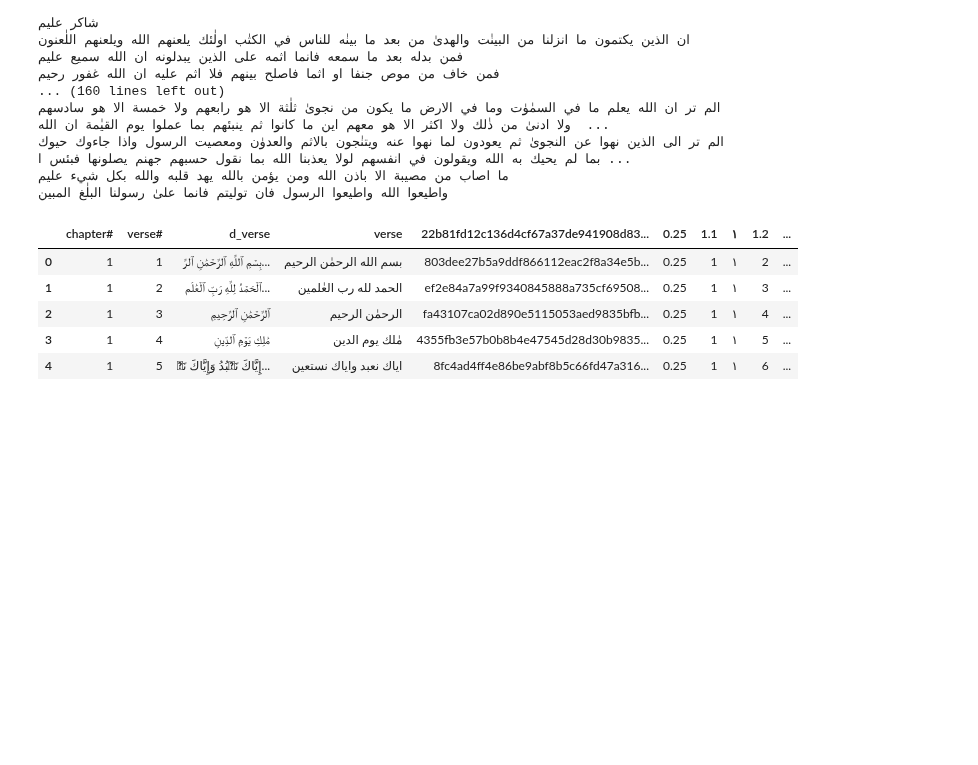
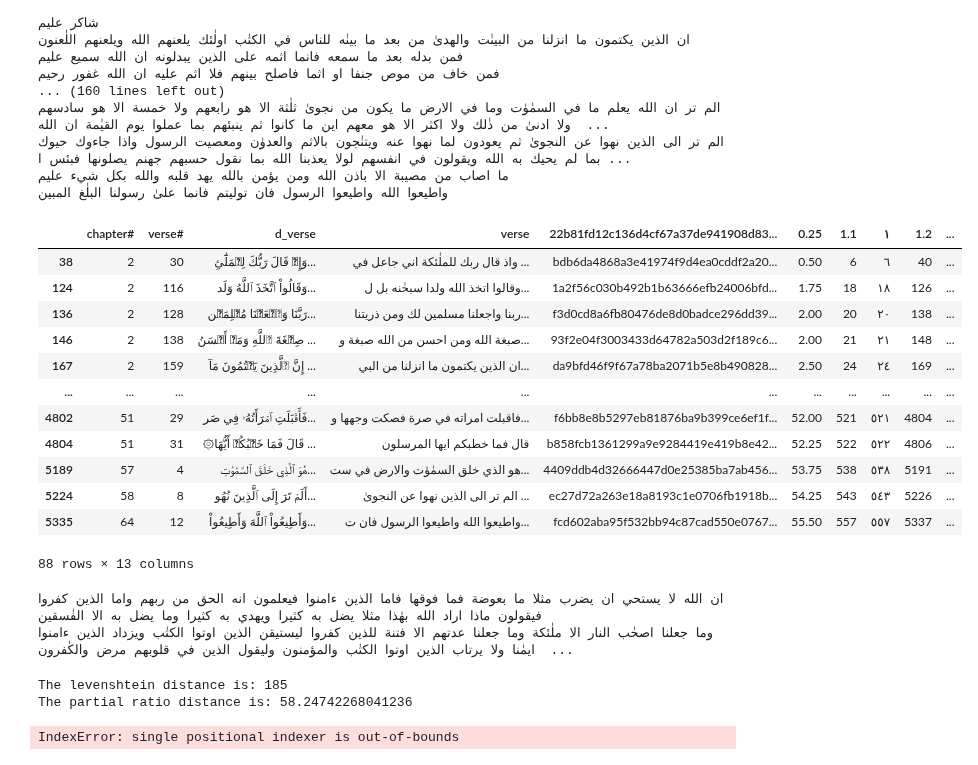
Before and after one commit to Zain1958/similarity-search, a Jupyter notebook: notebooks/01_cleaning.ipynb, the cells around one changed output. Cells and saved outputs as stored; diff of their text form; code cells hidden in the pictures; blank space fills up the shorter version.

Commit message:
test partial-ratio functions

```diff
--- a/notebooks/01_cleaning.ipynb
+++ b/notebooks/01_cleaning.ipynb
@@ -71,14 +71,57 @@ for index, x in enumerate(df["verse"]):
 ما اصاب من مصيبة الا باذن الله ومن يؤمن بالله يهد قلبه والله بكل شيء عليم
 واطيعوا الله واطيعوا الرسول فان توليتم فانما علىٰ رسولنا البلٰغ المبين
 # %%
-
-
-# Then display
-df.head()
+mask = df["verse"].str.endswith("عليم")
+next_rows_mask = mask.shift(1, fill_value=False)
+df[next_rows_mask]
 # %% [output]
 |  | chapter# | verse# | d_verse | verse | 22b81fd12c136d4cf67a37de941908d83... | 0.25 | 1.1 | ١ | 1.2 | ... |
-| 0 | 1 | 1 | بِسۡمِ ٱللَّهِ ٱلرَّحۡمَٰنِ ٱلرَّ... | بسم الله الرحمٰن الرحيم | 803dee27b5a9ddf866112eac2f8a34e5b... | 0.25 | 1 | ١ | 2 | ... |
-| 1 | 1 | 2 | ٱلۡحَمۡدُ لِلَّهِ رَبِّ ٱلۡعَٰلَم... | الحمد لله رب العٰلمين | ef2e84a7a99f9340845888a735cf69508... | 0.25 | 1 | ١ | 3 | ... |
-| 2 | 1 | 3 | ٱلرَّحۡمَٰنِ ٱلرَّحِيمِ | الرحمٰن الرحيم | fa43107ca02d890e5115053aed9835bfb... | 0.25 | 1 | ١ | 4 | ... |
-| 3 | 1 | 4 | مَٰلِكِ يَوۡمِ ٱلدِّينِ | مٰلك يوم الدين | 4355fb3e57b0b8b4e47545d28d30b9835... | 0.25 | 1 | ١ | 5 | ... |
-| 4 | 1 | 5 | إِيَّاكَ نَعۡبُدُ وَإِيَّاكَ نَسۡ... | اياك نعبد واياك نستعين | 8fc4ad4ff4e86be9abf8b5c66fd47a316... | 0.25 | 1 | ١ | 6 | ... |
+| 38 | 2 | 30 | وَإِذۡ قَالَ رَبُّكَ لِلۡمَلَٰٓئِ... | واذ قال ربك للملٰئكة اني جاعل في ... | bdb6da4868a3e41974f9d4ea0cddf2a20... | 0.50 | 6 | ٦ | 40 | ... |
+| 124 | 2 | 116 | وَقَالُواْ ٱتَّخَذَ ٱللَّهُ وَلَد... | وقالوا اتخذ الله ولدا سبحٰنه بل ل... | 1a2f56c030b492b1b63666efb24006bfd... | 1.75 | 18 | ١٨ | 126 | ... |
+| 136 | 2 | 128 | رَبَّنَا وَٱجۡعَلۡنَا مُسۡلِمَيۡن... | ربنا واجعلنا مسلمين لك ومن ذريتنا... | f3d0cd8a6fb80476de8d0badce296dd39... | 2.00 | 20 | ٢٠ | 138 | ... |
+| 146 | 2 | 138 | صِبۡغَةَ ٱللَّهِ وَمَنۡ أَحۡسَنُ ... | صبغة الله ومن احسن من الله صبغة و... | 93f2e04f3003433d64782a503d2f189c6... | 2.00 | 21 | ٢١ | 148 | ... |
+| 167 | 2 | 159 | إِنَّ ٱلَّذِينَ يَكۡتُمُونَ مَآ ... | ان الذين يكتمون ما انزلنا من البي... | da9bfd46f9f67a78ba2071b5e8b490828... | 2.50 | 24 | ٢٤ | 169 | ... |
+| ... | ... | ... | ... | ... | ... | ... | ... | ... | ... | ... |
+| 4802 | 51 | 29 | فَأَقۡبَلَتِ ٱمۡرَأَتُهُۥ فِي صَر... | فاقبلت امراته في صرة فصكت وجهها و... | f6bb8e8b5297eb81876ba9b399ce6ef1f... | 52.00 | 521 | ٥٢١ | 4804 | ... |
+| 4804 | 51 | 31 | ۞قَالَ فَمَا خَطۡبُكُمۡ أَيُّهَا ... | قال فما خطبكم ايها المرسلون | b858fcb1361299a9e9284419e419b8e42... | 52.25 | 522 | ٥٢٢ | 4806 | ... |
+| 5189 | 57 | 4 | هُوَ ٱلَّذِي خَلَقَ ٱلسَّمَٰوَٰتِ... | هو الذي خلق السمٰوٰت والارض في ست... | 4409ddb4d32666447d0e25385ba7ab456... | 53.75 | 538 | ٥٣٨ | 5191 | ... |
+| 5224 | 58 | 8 | أَلَمۡ تَرَ إِلَى ٱلَّذِينَ نُهُو... | الم تر الى الذين نهوا عن النجوىٰ ... | ec27d72a263e18a8193c1e0706fb1918b... | 54.25 | 543 | ٥٤٣ | 5226 | ... |
+| 5335 | 64 | 12 | وَأَطِيعُواْ ٱللَّهَ وَأَطِيعُواْ... | واطيعوا الله واطيعوا الرسول فان ت... | fcd602aba95f532bb94c87cad550e0767... | 55.50 | 557 | ٥٥٧ | 5337 | ... |
+88 rows × 13 columns
+# %%
+verse1 = df.loc[(df["chapter#"] == 2) & (df["verse#"] == 26), 'verse' ].iloc[0]
+verse2 = df.loc[(df["chapter#"] == 74) & (df["verse#"] == 31), 'verse' ].iloc[0]
+print(verse1)
+print(verse2)
+# %% [output]
+ان الله لا يستحي ان يضرب مثلا ما بعوضة فما فوقها فاما الذين ءامنوا فيعلمون انه الحق من ربهم واما الذين كفروا فيقولون ماذا اراد الله بهٰذا مثلا يضل به كثيرا ويهدي به كثيرا وما يضل به الا الفٰسقين
+وما جعلنا اصحٰب النار الا ملٰئكة وما جعلنا عدتهم الا فتنة للذين كفروا ليستيقن الذين اوتوا الكتٰب ويزداد الذين ءامنوا ايمٰنا ولا يرتاب الذين اوتوا الكتٰب والمؤمنون وليقول الذين في قلوبهم مرض والكٰفرون  ...
+# %%
+# Test different algorithms to see how they work on known mutashabihaat
+from rapidfuzz.distance import Levenshtein
+from rapidfuzz import fuzz
+
+"""
+#Verses 1:1 & 6:45
+verse1 = df.loc[(df['chapter#'] == 6) & (df['verse#'] == 45), 'verse'].iloc[0]
+verse2 = df.iloc[1]["verse"]
+"""
+
+verse1 = df.loc[(df["chapter#"] == 2) & (df["verse#"] == 26), 'verse' ].iloc[0]
+verse2 = df.loc[(df["chapter#"] == 74) & (df["verse#"] == 31), 'verse' ].iloc[0]
+
+lscore = Levenshtein.distance(verse1, verse2)
+pscore = fuzz.partial_ratio(verse1,verse2)
+
+print(f"The levenshtein distance is: {lscore}")
+print(f"The partial ratio distance is: {pscore}")
+# %% [output]
+The levenshtein distance is: 185
+The partial ratio distance is: 58.24742268041236
+# %%
+verse1 = df.loc[(df["chapter#"] == 2) & (df["verse#"] == 28), 'verse' ].iloc[0]
+verse2 = df.loc[(df["chapter#"] == 78) & (df["verse#"] == 66), 'verse' ].iloc[0]
+print(verse1)
+print(verse2)
+# %% [output]
+IndexError: single positional indexer is out-of-bounds
```
Also changed, not shown: parts of 4 cells of this notebook, 1 other file.
